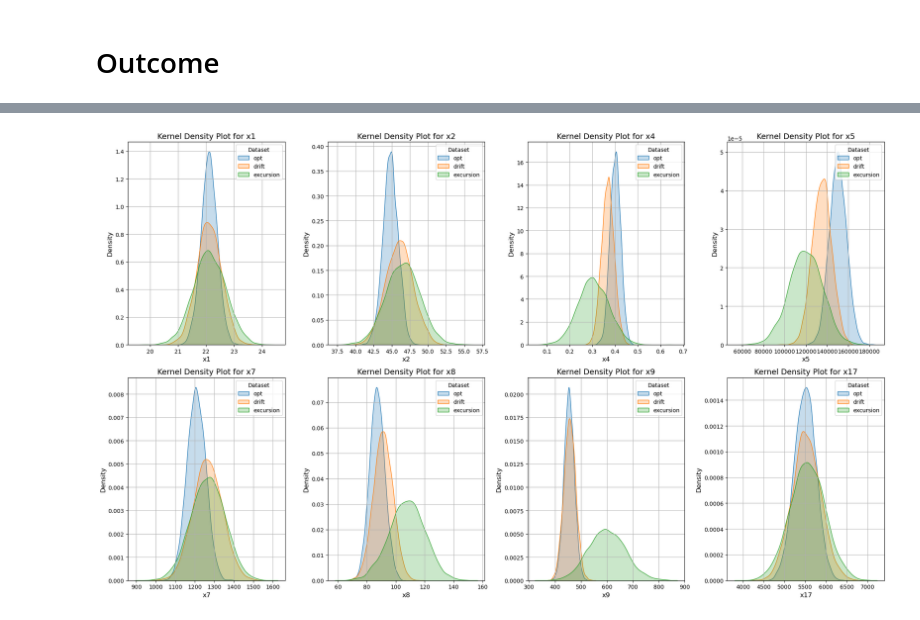
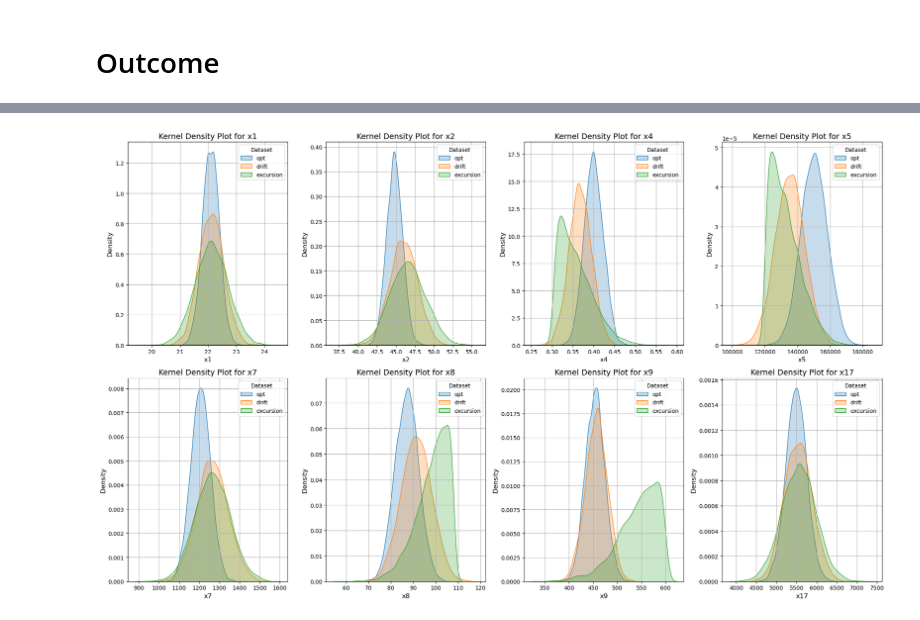
Before and after one commit to hritiksauw199/Nanomatter-Motionlab, a Jupyter notebook: data_generate code.ipynb, the cells around one changed output, grey strips where cells are left out. Saved outputs shown, nothing was run; the diff lists cells and outputs as text; code cells hidden in the pictures.

Commit message:
data creation final

```diff
--- a/data_generate code.ipynb
+++ b/data_generate code.ipynb
@@ -22,13 +33,30 @@ setpt
 # %%
 def generate_normal_data(mean, std_dev, size=5000, seed=None):
     return np.random.normal(loc=mean, scale=std_dev, size=size)
+
+def generate_skewed_normal_data(mean, std_dev, skew, size=5000, seed=None):
+    return skewnorm.rvs(skew, loc=mean, scale=std_dev, size=size)
 # %%
 datasets = {}
+skew_params = {
+    "x4": 200,
+    "x5": 200,
+    "x8": -100,
+    "x9": -200
+}
+
 for data_name in ["opt", "drift", "excursion"]:
     rows = []
     for var, mean, sig in zip(setpt['var'], setpt[f'{data_name}_mean'], setpt[f'{data_name}_sig']):
-        rows.append(generate_normal_data(mean, sig, seed=42))
+        if data_name == "excursion" and var in skew_params:
+            # Generate skewed data for the specified variables (x4, x5, x8, x9)
+            skew = skew_params[var]
+            rows.append(generate_skewed_normal_data(mean=mean, std_dev=sig, skew=skew, size=5000, seed=42))
+        else:
+            # Generate normal data for other variables
+            rows.append(generate_normal_data(mean=mean, std_dev=sig, size=5000, seed=42))
 
+    # Assign the generated data to the dataset
     datasets[data_name] = pd.DataFrame(np.column_stack(rows), columns=setpt['var'])
 # %%
 opt_data = datasets['opt']
@@ -94,40 +109,34 @@ opt_data.to_csv("data/opt_data.csv", index=None)
 drift_data.to_csv("data/drift_data.csv", index=None)
 exc_data.to_csv("data/excursion_data.csv", index=None)
 # %%
-import pandas as pd
-import matplotlib.pyplot as plt
-import seaborn as sns
+# Define the variables to be plotted
+selected_variables = ['x1', 'x2', 'x4', 'x5', 'x7', 'x8', 'x9', 'x17']
 
-datasets = {
-    'opt': opt_data,
-    'drift': drift_data,
-    'excursion': exc_data
-}
-
-variables = opt_data.columns.drop('outcome')
-
+# Define the plots per row for the selected variables
 plots_per_row = 4
-
-num_variables = len(variables)
+num_variables = len(selected_variables)
 num_rows = (num_variables + plots_per_row - 1) // plots_per_row
 
+# Create the figure for the variable plots
 fig, axes = plt.subplots(num_rows, plots_per_row, figsize=(20, 6 * num_rows))
 axes = axes.flatten()
 
-for i, variable in enumerate(variables):
+# Generate the plots for the selected variables
+for i, variable in enumerate(selected_variables):
     ax = axes[i]
     for name, df in datasets.items():
         sns.kdeplot(df[variable], label=name, fill=True, ax=ax)
     ax.set_title(f'Kernel Density Plot for {variable}', fontsize=14)
     ax.set_xlabel(variable, fontsize=12)
     ax.set_ylabel('Density', fontsize=12)
     ax.legend(title='Dataset')
     ax.grid(True)
 
-for j in range(len(variables), len(axes)):
+# Remove excess subplots if needed
+for j in range(len(selected_variables), len(axes)):
     fig.delaxes(axes[j])
 
 plt.tight_layout()
 plt.show()
 # %% [output]
-[figure, old version]
+[figure, new version]
```
Also changed, not shown: parts of 7 cells of this notebook.
